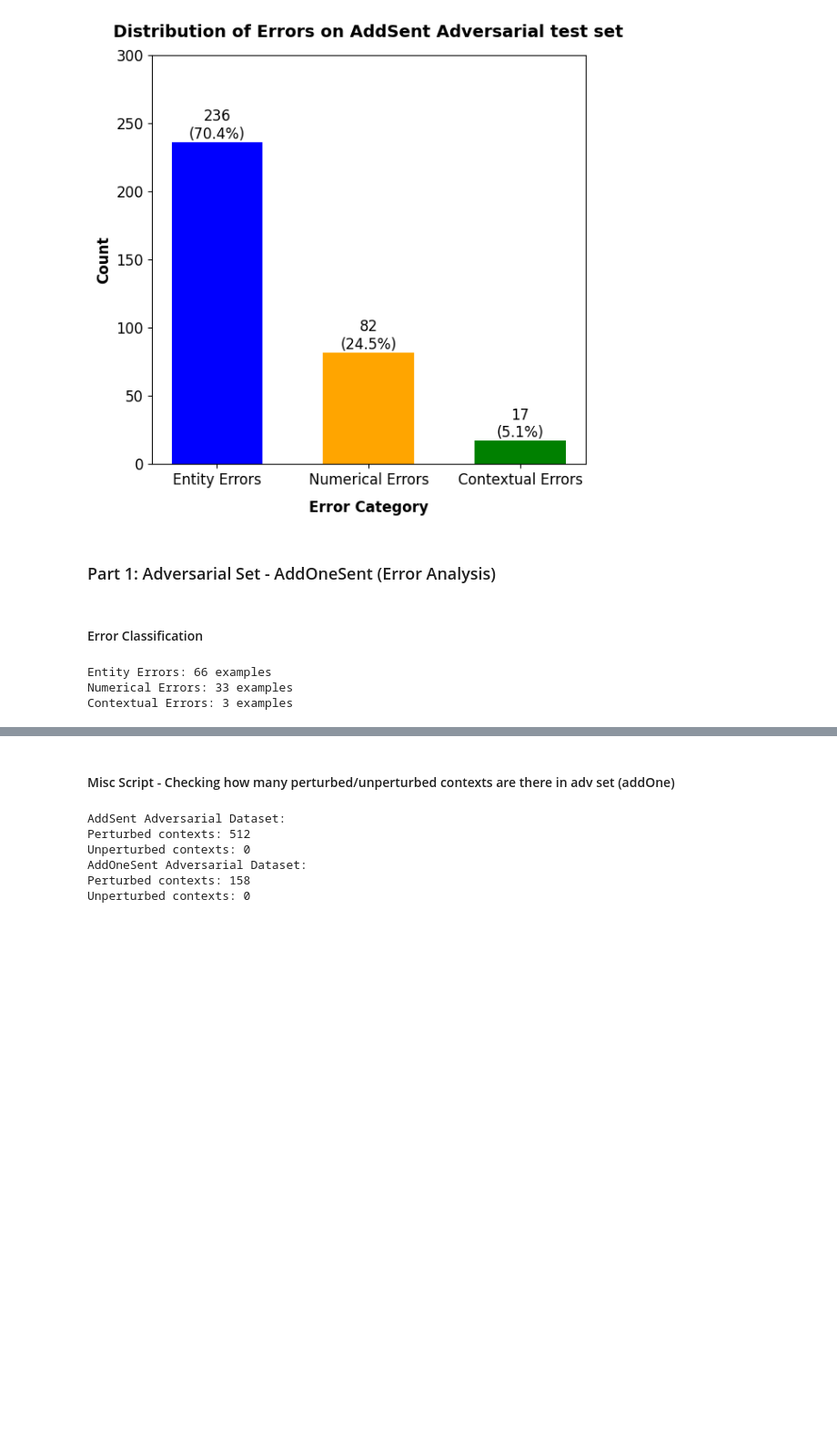
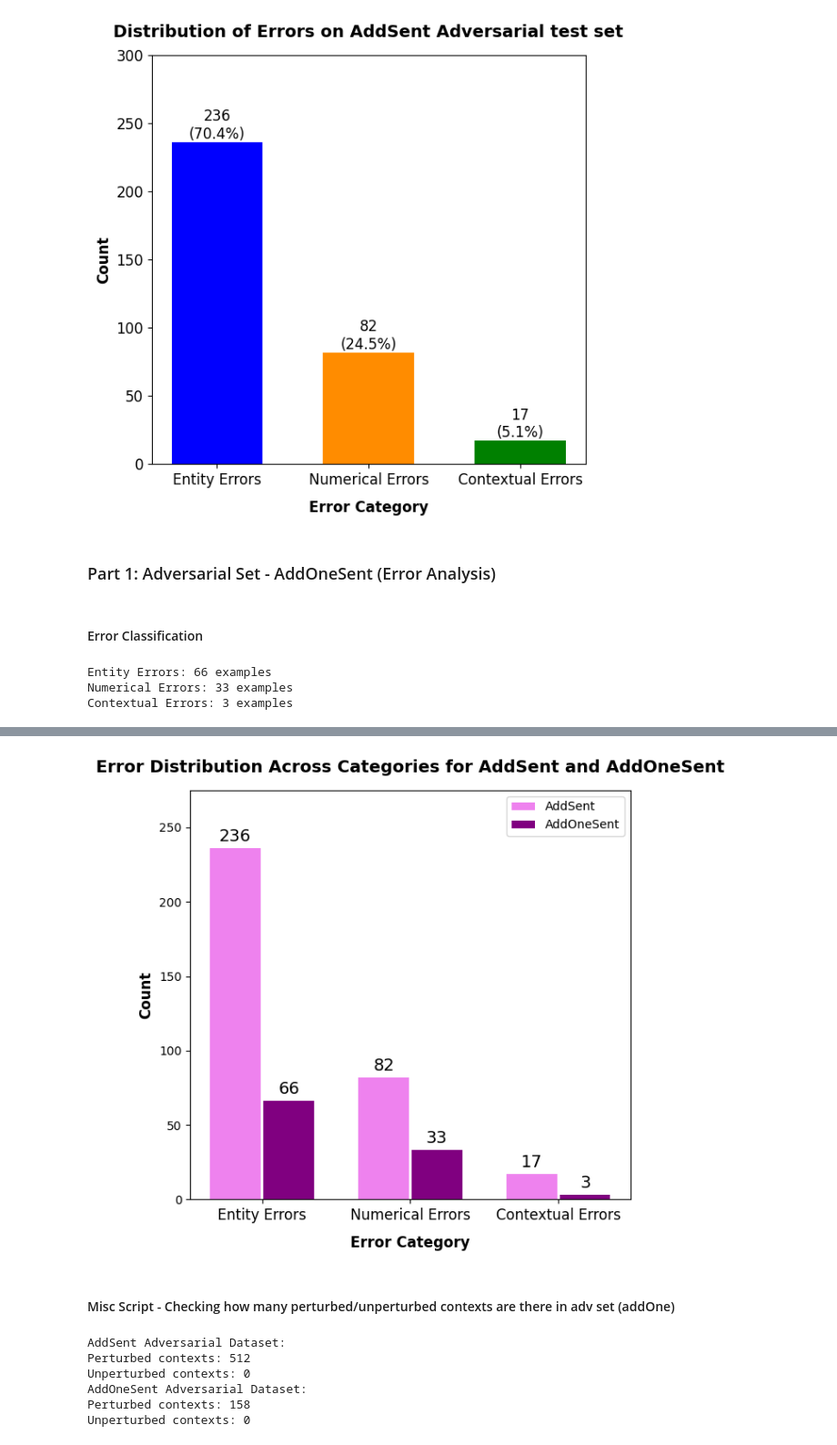
Before and after one commit to Shaz-Momin/nlp-fp-dataset-artifacts, a Jupyter notebook: error_analysis/adv_error_analysis.ipynb, the cells around one changed output, grey strips where cells are left out. Shown at 91% size. Cells and saved outputs as stored; diff of their text form; code cells hidden in the pictures; blank space fills up the shorter version.

```diff
--- a/error_analysis/adv_error_analysis.ipynb
+++ b/error_analysis/adv_error_analysis.ipynb
@@ -109,4 +112,14 @@ for category, examples in categories.items():
 Entity Errors: 66 examples
 Numerical Errors: 33 examples
 Contextual Errors: 3 examples
+# %%
+import shutil
+# Save the classified examples to separate files
+if (os.path.exists('addOneSent_error_classes')):
+    shutil.rmtree('addOneSent_error_classes')
+os.mkdir('addOneSent_error_classes')
+for category, examples in categories.items():
+    with open(f'addOneSent_error_classes/{category.replace(" ", "_").lower()}.jsonl', 'w') as file:
+        for example in examples:
+            file.write(json.dumps(example) + '\n')
 # %% [markdown]
@@ -140,3 +133,76 @@ plt.show()
+# %%
+import numpy as np
+import matplotlib.pyplot as plt
+
+# Data for AddSent
+category_names_addSent = categories.keys()
+counts_addSent = [len(examples) for examples in categories.values()]
+
+# Data for AddOneSent
+categories_addOneSent = {
+    "Entity Errors": [],
+    "Numerical Errors": [],
+    "Contextual Errors": []
+}
+categories_addSent = {
+    "Entity Errors": [],
+    "Numerical Errors": [],
+    "Contextual Errors": []
+}
+
+# Read the JSONL file and classify each example for AddOneSent
+with open('addOneSent_incorrect_pred.jsonl', 'r') as file:
+    for line in file:
+        example = json.loads(line)
+        category = classify_error(example)
+        categories_addOneSent[category].append(example)
+
+counts_addOneSent = [len(examples) for examples in categories_addOneSent.values()]
+
+# Read the JSONL file and classify each example for AddSent
+with open('addSent_incorrect_pred.jsonl', 'r') as file:
+    for line in file:
+        example = json.loads(line)
+        category = classify_error(example)
+        categories_addSent[category].append(example)
+
+counts_addSent = [len(examples) for examples in categories_addSent.values()]
+
+# Create grouped bar chart with padding
+x = np.arange(len(category_names_addSent))  # the label locations
+width = 0.35  # the width of the bars
+padding = 0.01  # padding between bars
+
+fig, ax = plt.subplots(figsize=(6, 6))
+bars1 = ax.bar(x - width/2 - padding/2, counts_addSent, width - padding, label='AddSent', color='violet')
+bars2 = ax.bar(x + width/2 + padding/2, counts_addOneSent, width - padding, label='AddOneSent', color='purple')
+
+# Add some text for labels, title and custom x-axis tick labels, etc.
+ax.set_xlabel('Error Category', fontsize=12, fontweight='semibold', labelpad=10)
+ax.set_ylabel('Count', fontsize=12, fontweight='semibold')
+ax.set_title('Error Distribution Across Categories for AddSent and AddOneSent', fontsize=14, pad=15, fontweight='bold')
+ax.set_xticks(x)
+ax.set_xticklabels(category_names_addSent, fontsize=12)
+ax.legend()
+
+# Add counts above the bars
+def add_counts(bars):
+    for bar in bars:
+        height = bar.get_height()
+        ax.annotate('{}'.format(height),
+                    xy=(bar.get_x() + bar.get_width() / 2, height),
+                    xytext=(0, 3),  # 3 points vertical offset
+                    textcoords="offset points",
+                    ha='center', va='bottom', fontsize=14)  # Increase fontsize here
+
+add_counts(bars1)
+add_counts(bars2)
+
+plt.tight_layout()
+plt.ylim(0, 275)
+plt.show()
+# %% [output]
+[figure, added]
 # %% [markdown]
 #### Misc Script - Checking how many perturbed/unperturbed contexts are there in adv set (addOne)
 # %%
```
Also changed, not shown: parts of 6 cells of this notebook, 10 other files.
